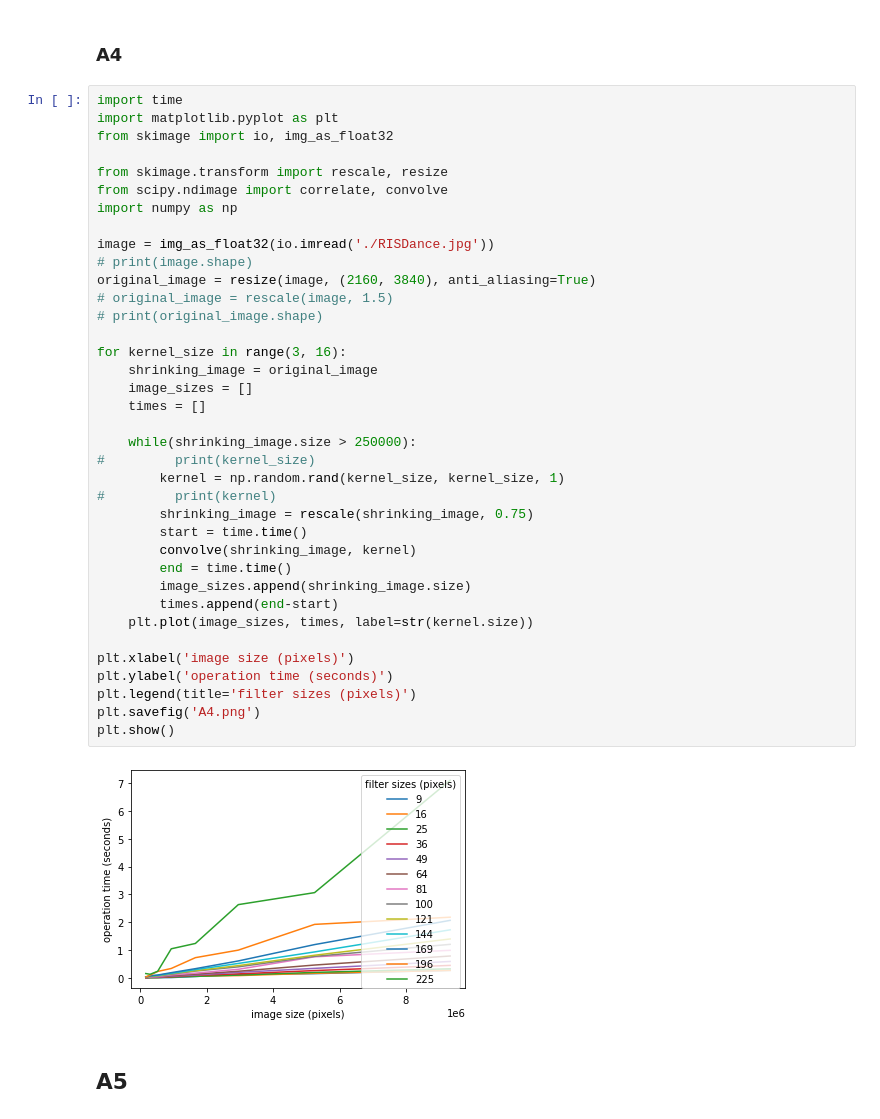
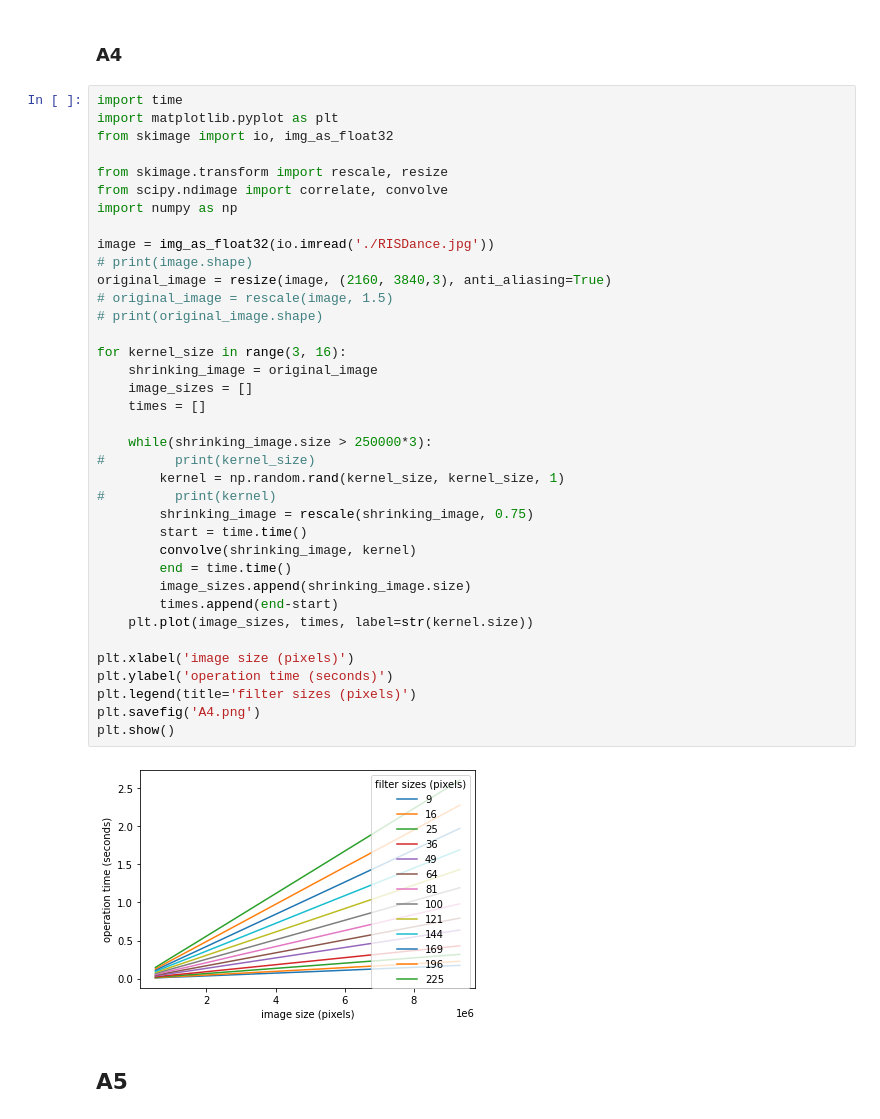
Before and after one commit to Thomas-yz/csci1430, a Jupyter notebook: project1-hybridimages-cancan233/questions/Project1.ipynb, the cells around one changed output. Drawn from its saved outputs; the diff is of its cells as text.

```diff
--- a/project1-hybridimages-cancan233/questions/Project1.ipynb
+++ b/project1-hybridimages-cancan233/questions/Project1.ipynb
@@ -56,36 +56,36 @@ from skimage.transform import rescale, resize
 from scipy.ndimage import correlate, convolve
 import numpy as np
 
 image = img_as_float32(io.imread('./RISDance.jpg'))
 # print(image.shape)
-original_image = resize(image, (2160, 3840), anti_aliasing=True)
+original_image = resize(image, (2160, 3840,3), anti_aliasing=True)
 # original_image = rescale(image, 1.5)
 # print(original_image.shape)
 
 for kernel_size in range(3, 16):
     shrinking_image = original_image
     image_sizes = []
     times = []
 
-    while(shrinking_image.size > 250000):
+    while(shrinking_image.size > 250000*3):
 #         print(kernel_size)
         kernel = np.random.rand(kernel_size, kernel_size, 1)
 #         print(kernel)
         shrinking_image = rescale(shrinking_image, 0.75)
         start = time.time()
         convolve(shrinking_image, kernel)
         end = time.time()
         image_sizes.append(shrinking_image.size)
         times.append(end-start)
     plt.plot(image_sizes, times, label=str(kernel.size))
 
 plt.xlabel('image size (pixels)')
 plt.ylabel('operation time (seconds)')
 plt.legend(title='filter sizes (pixels)')
 plt.savefig('A4.png')
 plt.show()
 # %% [output]
-[figure, old version]
+[figure, new version]
 # %% [markdown]
 ## A5
 # %%
```
Also changed, not shown: 6 other files.
